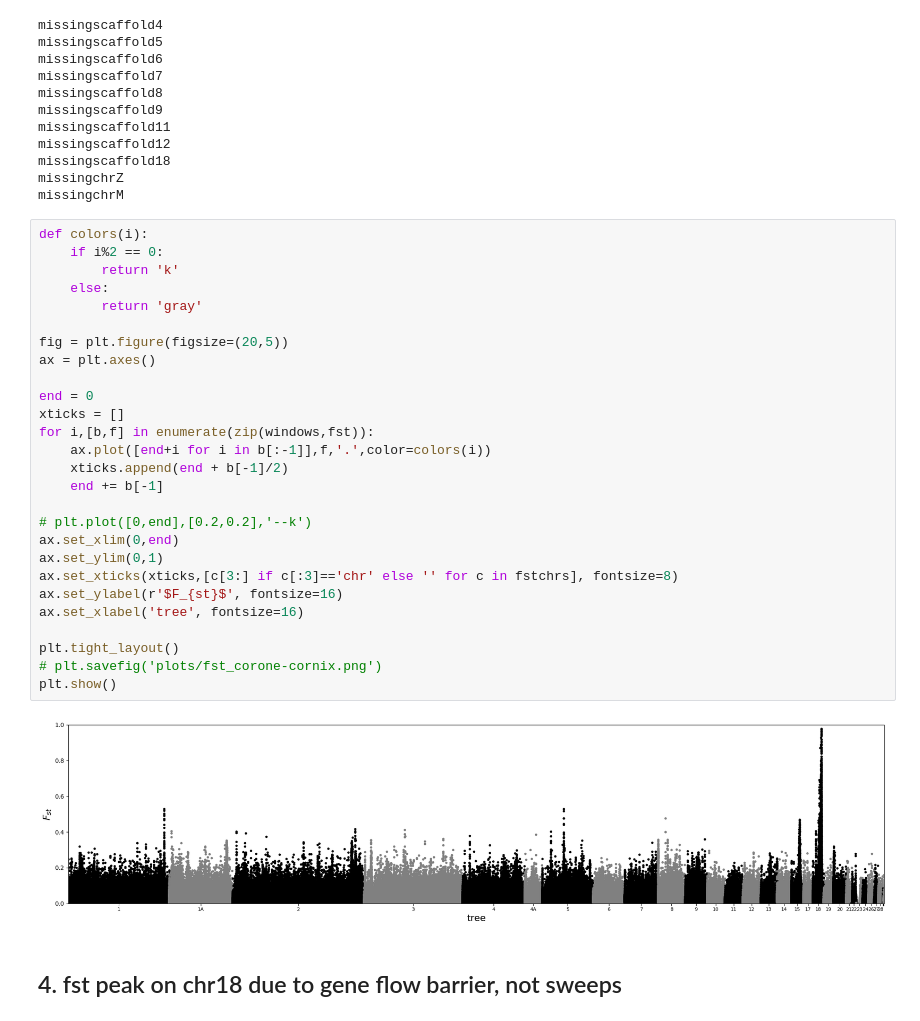
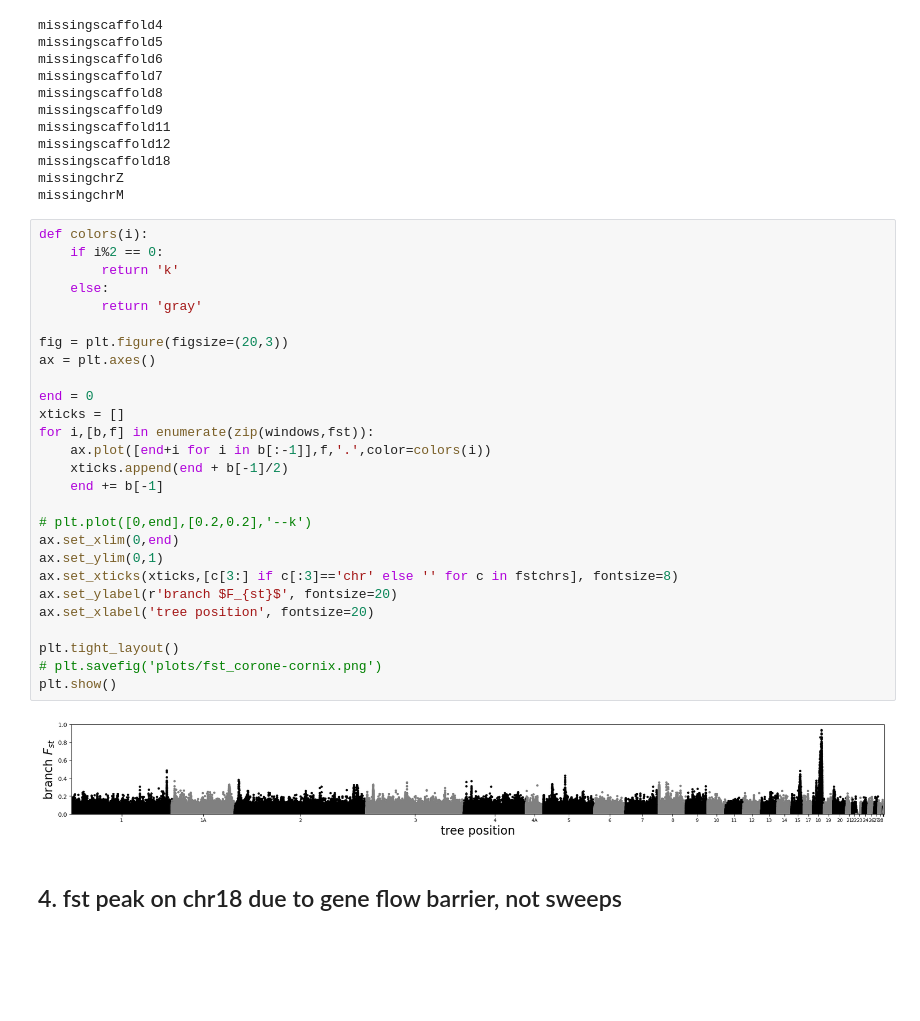
Before and after one commit to mmosmond/spacetrees-crows, a Jupyter notebook: plotting.ipynb, the cells around one changed output. Saved outputs shown, nothing was run; the diff lists cells and outputs as text; blank space fills up the shorter version.

Commit message:
rerun plots with corrected trees

```diff
--- a/plotting.ipynb
+++ b/plotting.ipynb
@@ -214,32 +210,32 @@ missingchrM
 # %%
 def colors(i):
     if i%2 == 0:
         return 'k'
     else:
         return 'gray'
 
-fig = plt.figure(figsize=(20,5))
+fig = plt.figure(figsize=(20,3))
 ax = plt.axes()
 
 end = 0
 xticks = []
 for i,[b,f] in enumerate(zip(windows,fst)):
     ax.plot([end+i for i in b[:-1]],f,'.',color=colors(i))
     xticks.append(end + b[-1]/2)
     end += b[-1]
 
 # plt.plot([0,end],[0.2,0.2],'--k')
 ax.set_xlim(0,end)
 ax.set_ylim(0,1)
 ax.set_xticks(xticks,[c[3:] if c[:3]=='chr' else '' for c in fstchrs], fontsize=8)
-ax.set_ylabel(r'$F_{st}$', fontsize=16)
-ax.set_xlabel('tree', fontsize=16)
+ax.set_ylabel(r'branch $F_{st}$', fontsize=20)
+ax.set_xlabel('tree position', fontsize=20)
 
 plt.tight_layout()
 # plt.savefig('plots/fst_corone-cornix.png')
 plt.show()
 # %% [output]
-[figure, old version]
+[figure, new version]
 # %% [markdown]
 ## 4. fst peak on chr18 due to gene flow barrier, not sweeps
 # %% [markdown]
```
Also changed, not shown: parts of 42 cells of this notebook, 10 other files.
